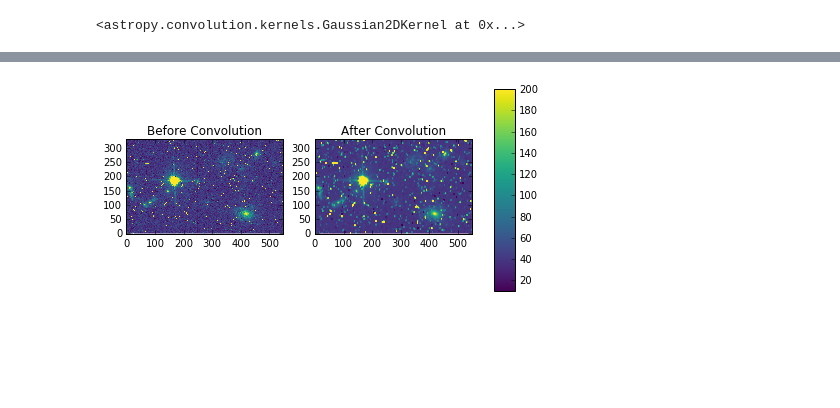
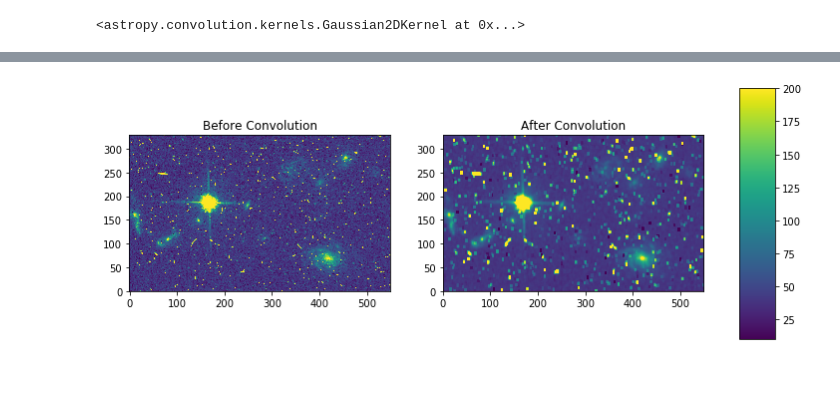
Before and after one commit to spacetelescope/stak-notebooks, a Jupyter notebook: notebooks/images.imfilter.ipynb, the cells around one changed output, grey strips where cells are left out. Cells and saved outputs as stored; diff of their text form; code cells hidden in the pictures; blank space fills up the shorter version.

```diff
--- a/notebooks/images.imfilter.ipynb
+++ b/notebooks/images.imfilter.ipynb
@@ -248,17 +251,18 @@ plt.show()
 # %%
 fig, axes = plt.subplots(nrows=1, ncols=2)
 pmin,pmax = 10, 200
 a = axes[0].imshow(my_arr,interpolation='none', origin='lower',vmin=pmin, vmax=pmax)
 axes[0].set_title('Before Convolution')
 a = axes[1].imshow(result,interpolation='none', origin='lower',vmin=pmin, vmax=pmax)
 axes[1].set_title('After Convolution')
 
 fig.subplots_adjust(right = 0.8,left=0)
 cbar_ax = fig.add_axes([0.85, 0.15, 0.05, 0.7])
 fig.colorbar(a, cax=cbar_ax)
+fig.set_size_inches(10,5)
 plt.show()
 # %% [output]
-[figure, old version]
+[figure, new version]
 # %% [markdown]
 <br>
 # %% [markdown]
```
Also changed, not shown: parts of 18 cells of this notebook.
